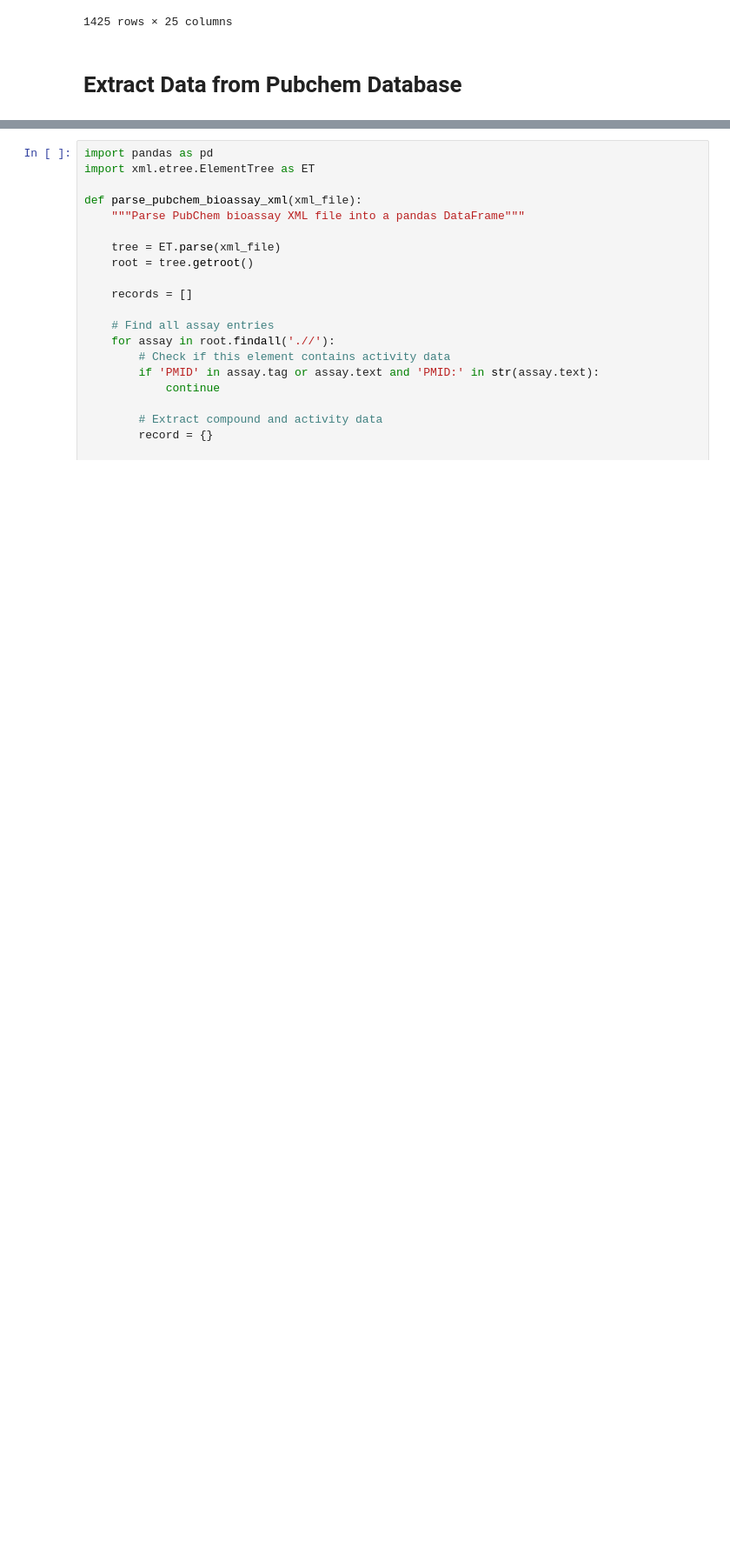
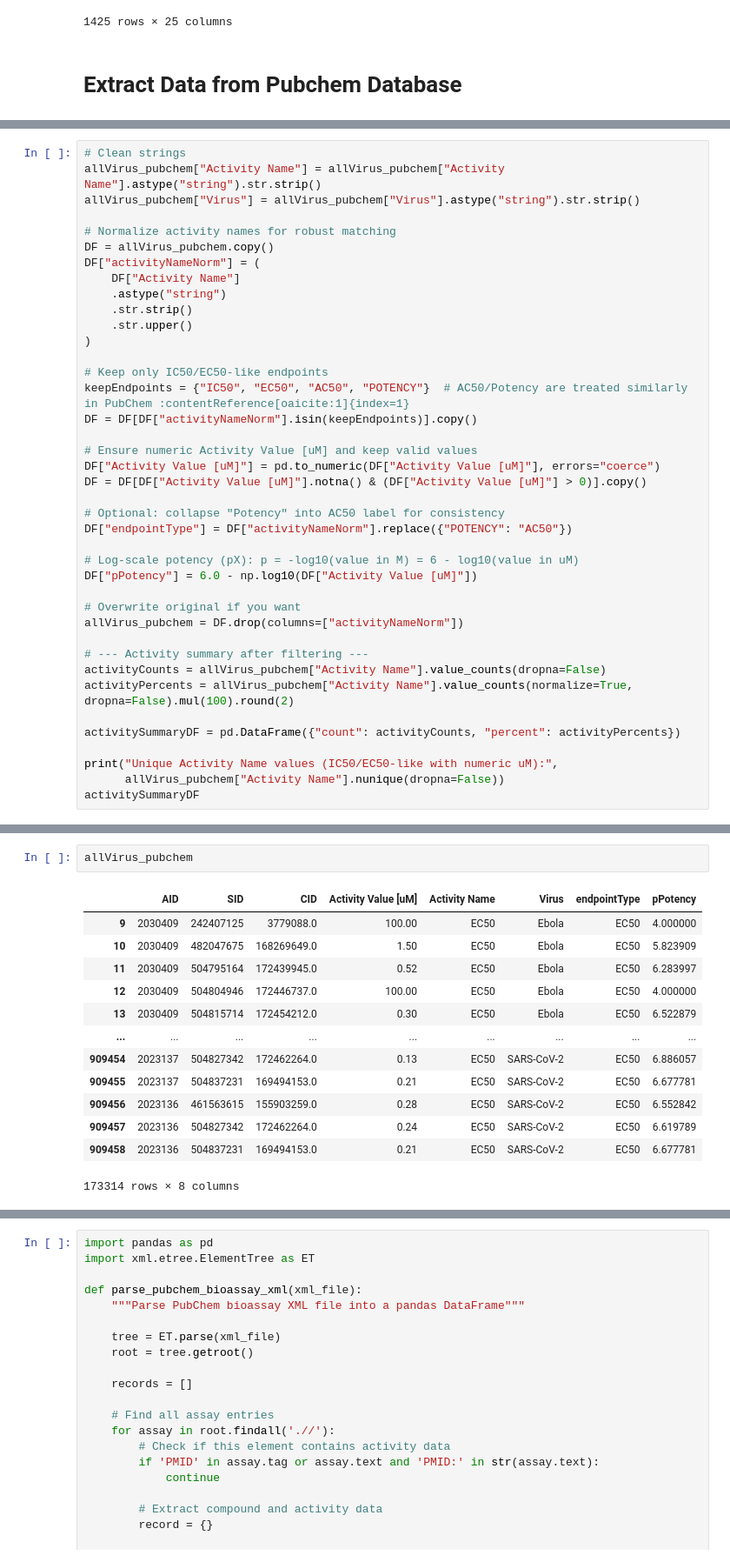
Before and after one commit to soumyadeepghosh35/DTRA_DrugDesign, a Jupyter notebook: DTRA_project_notebooks/Step1_chEMBL_virusData.ipynb, the cells around one changed output, grey strips where cells are left out. Shown at 87% size. Drawn from its saved outputs; the diff is of its cells as text; blank space fills up the shorter version.

```diff
--- a/DTRA_project_notebooks/Step1_chEMBL_virusData.ipynb
+++ b/DTRA_project_notebooks/Step1_chEMBL_virusData.ipynb
@@ -929,0 +1154,40 @@ Output files:
+# %%
+# Clean strings
+allVirus_pubchem["Activity Name"] = allVirus_pubchem["Activity Name"].astype("string").str.strip()
+allVirus_pubchem["Virus"] = allVirus_pubchem["Virus"].astype("string").str.strip()
+
+# Normalize activity names for robust matching
+DF = allVirus_pubchem.copy()
+DF["activityNameNorm"] = (
+    DF["Activity Name"]
+    .astype("string")
+    .str.strip()
+    .str.upper()
+)
+
+# Keep only IC50/EC50-like endpoints
+keepEndpoints = {"IC50", "EC50", "AC50", "POTENCY"}  # AC50/Potency are treated similarly in PubChem :contentReference[oaicite:1]{index=1}
+DF = DF[DF["activityNameNorm"].isin(keepEndpoints)].copy()
+
+# Ensure numeric Activity Value [uM] and keep valid values
+DF["Activity Value [uM]"] = pd.to_numeric(DF["Activity Value [uM]"], errors="coerce")
+DF = DF[DF["Activity Value [uM]"].notna() & (DF["Activity Value [uM]"] > 0)].copy()
+
+# Optional: collapse "Potency" into AC50 label for consistency
+DF["endpointType"] = DF["activityNameNorm"].replace({"POTENCY": "AC50"})
+
+# Log-scale potency (pX): p = -log10(value in M) = 6 - log10(value in uM)
+DF["pPotency"] = 6.0 - np.log10(DF["Activity Value [uM]"])
+
+# Overwrite original if you want
+allVirus_pubchem = DF.drop(columns=["activityNameNorm"])
+
+# --- Activity summary after filtering ---
+activityCounts = allVirus_pubchem["Activity Name"].value_counts(dropna=False)
+activityPercents = allVirus_pubchem["Activity Name"].value_counts(normalize=True, dropna=False).mul(100).round(2)
+
+activitySummaryDF = pd.DataFrame({"count": activityCounts, "percent": activityPercents})
+
+print("Unique Activity Name values (IC50/EC50-like with numeric uM):",
+      allVirus_pubchem["Activity Name"].nunique(dropna=False))
+activitySummaryDF
@@ -929,0 +1201,16 @@ Output files:
+# %%
+allVirus_pubchem
+# %% [output]
+|  | AID | SID | CID | Activity Value [uM] | Activity Name | Virus | endpointType | pPotency |
+| 9 | 2030409 | 242407125 | 3779088.0 | 100.00 | EC50 | Ebola | EC50 | 4.000000 |
+| 10 | 2030409 | 482047675 | 168269649.0 | 1.50 | EC50 | Ebola | EC50 | 5.823909 |
+| 11 | 2030409 | 504795164 | 172439945.0 | 0.52 | EC50 | Ebola | EC50 | 6.283997 |
+| 12 | 2030409 | 504804946 | 172446737.0 | 100.00 | EC50 | Ebola | EC50 | 4.000000 |
+| 13 | 2030409 | 504815714 | 172454212.0 | 0.30 | EC50 | Ebola | EC50 | 6.522879 |
+| ... | ... | ... | ... | ... | ... | ... | ... | ... |
+| 909454 | 2023137 | 504827342 | 172462264.0 | 0.13 | EC50 | SARS-CoV-2 | EC50 | 6.886057 |
+| 909455 | 2023137 | 504837231 | 169494153.0 | 0.21 | EC50 | SARS-CoV-2 | EC50 | 6.677781 |
+| 909456 | 2023136 | 461563615 | 155903259.0 | 0.28 | EC50 | SARS-CoV-2 | EC50 | 6.552842 |
+| 909457 | 2023136 | 504827342 | 172462264.0 | 0.24 | EC50 | SARS-CoV-2 | EC50 | 6.619789 |
+| 909458 | 2023136 | 504837231 | 169494153.0 | 0.21 | EC50 | SARS-CoV-2 | EC50 | 6.677781 |
+173314 rows × 8 columns
```
Also changed, not shown: parts of 13 cells of this notebook, 18 other files.
